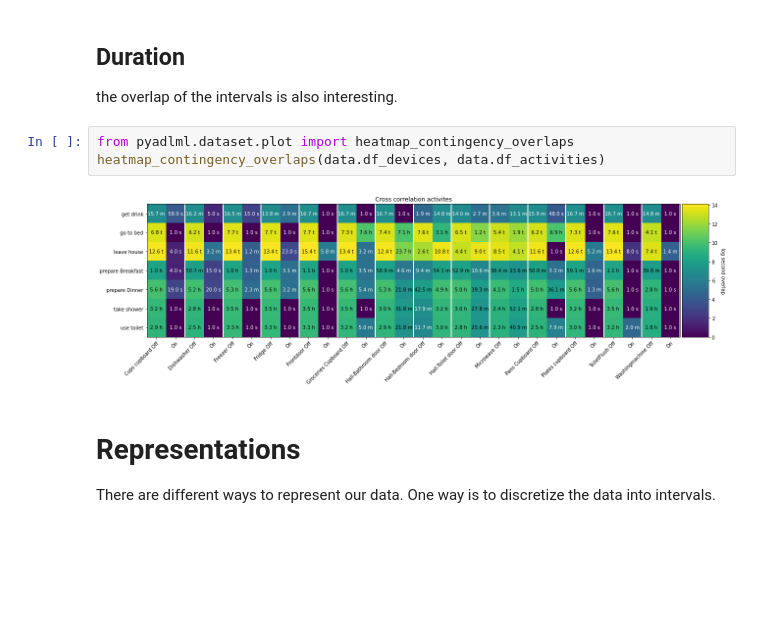
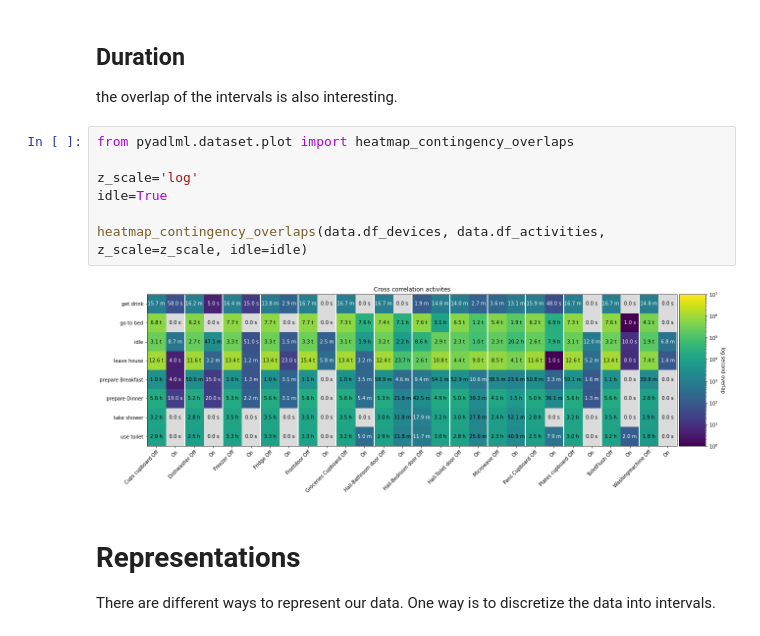
Before and after one commit to tcsvn/pyadlml, a Jupyter notebook: notebooks/kasteren.ipynb, the cells around one changed output. Drawn from its saved outputs; the diff is of its cells as text; blank space fills up the shorter version.

Commit message:
fixed heatmaps

```diff
--- a/notebooks/kasteren.ipynb
+++ b/notebooks/kasteren.ipynb
@@ -282,9 +291,13 @@ Sadly the different states of a device don't convey much information. It would h
 the overlap of the intervals is also interesting.
 # %%
 from pyadlml.dataset.plot import heatmap_contingency_overlaps
-heatmap_contingency_overlaps(data.df_devices, data.df_activities)
+
+z_scale='log'
+idle=True
+
+heatmap_contingency_overlaps(data.df_devices, data.df_activities, z_scale=z_scale, idle=idle)
 # %% [output]
-[figure, old version]
+[figure, new version]
 # %% [markdown]
 # Representations
 
```
Also changed, not shown: parts of 20 cells of this notebook, 5 other files.
